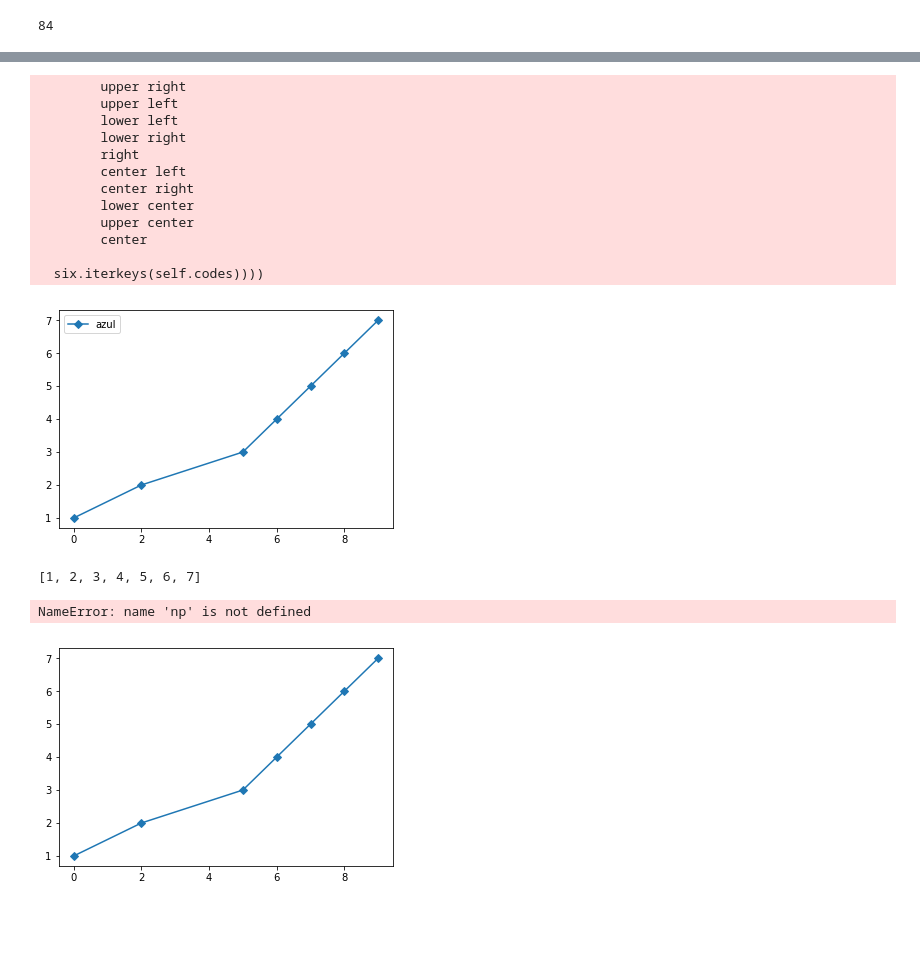
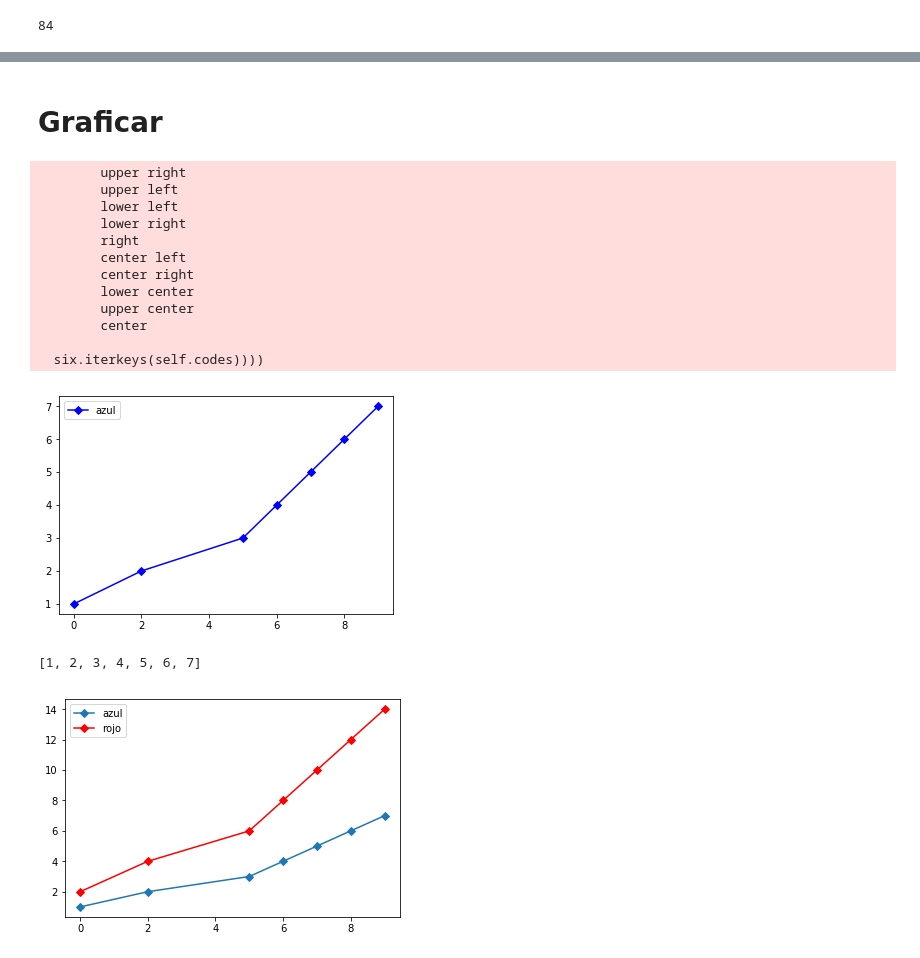
Before and after one commit to lazarusA/python-bebes, a Jupyter notebook: CarlosN.ipynb, the cells around one changed output, grey strips where cells are left out. Saved outputs shown, nothing was run; the diff lists cells and outputs as text; code cells hidden in the pictures; blank space fills up the shorter version.

```diff
--- a/CarlosN.ipynb
+++ b/CarlosN.ipynb
@@ -125,27 +127,29 @@ NameError: name 'lista_np2' is not defined
+# %% [markdown]
+# Graficar
 # %%
 import matplotlib.pyplot as plt
 %matplotlib inline
 # %%
-x = (0, 2, 5, 6, 7, 8, 9)
+x = [0, 2, 5, 6, 7, 8, 9]
 y = [1, 2, 3, 4, 5, 6, 7]
 # %%
-plt.plot(x,y, 'D-', label = 'azul')
+plt.plot(x,y, 'D-', label = 'azul', color = 'blue')
 plt.legend(loc = '...')
 plt.show()
 # %% [output]
         upper right
         upper left
         lower left
         lower right
         right
         center left
         center right
         lower center
         upper center
         center
 
   six.iterkeys(self.codes))))
-[figure, old version]
+[figure, new version]
 # %%
 y
 # %% [output]
@@ -156,7 +160,6 @@ plt.plot(x, np.array(y)*2, 'rD-', label = 'rojo')
 plt.legend(loc = 'best')
 plt.show()
 # %% [output]
-NameError: name 'np' is not defined
-[figure, old version]
+[figure, new version]
 # %%
 t = np.linspace(0, 1)
```
Also changed, not shown: parts of 5 cells of this notebook.
